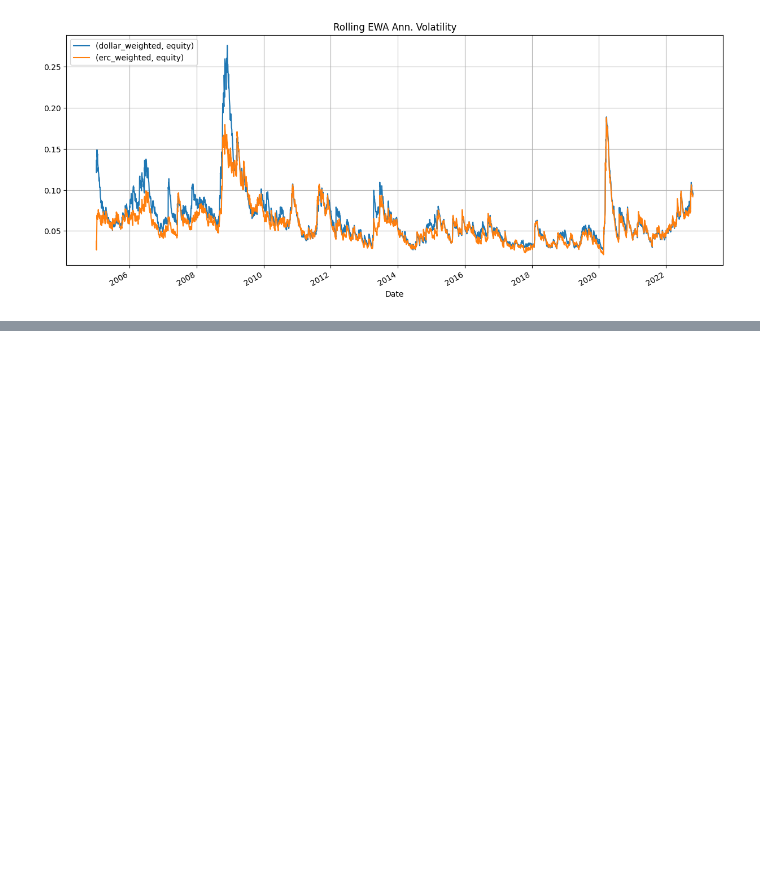
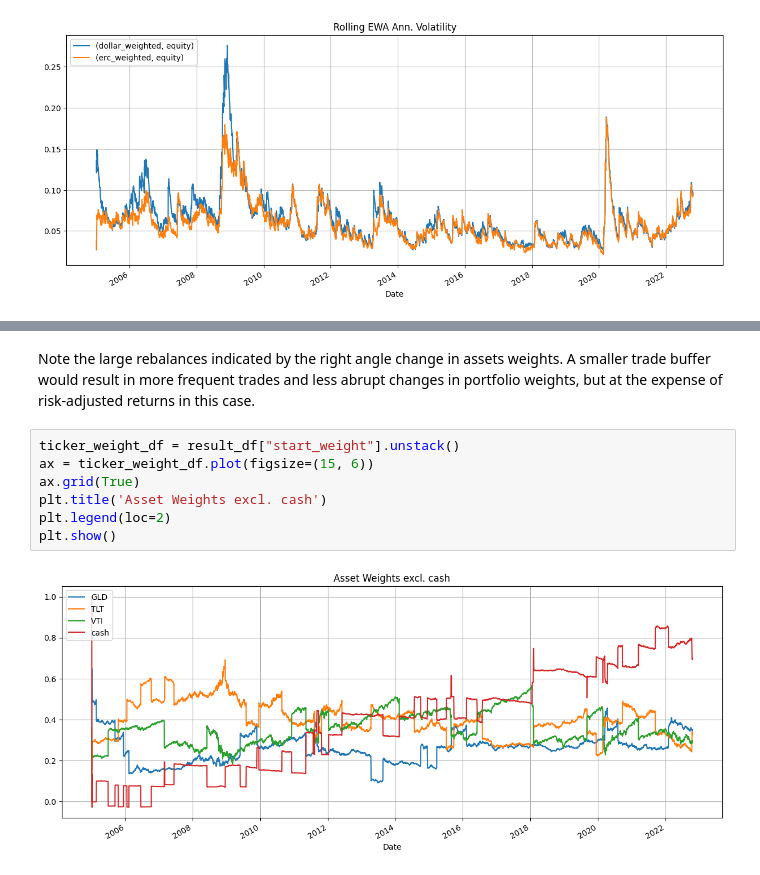
Before and after one commit to breaded-xyz/alphasim, a Jupyter notebook: vignettes/riskpremia.ipynb, the cells around one changed output, grey strips where cells are left out. Cells and saved outputs as stored; diff of their text form; blank space fills up the shorter version.

```diff
--- a/vignettes/riskpremia.ipynb
+++ b/vignettes/riskpremia.ipynb
@@ -204,0 +282,11 @@ This is in part due to the lower volatility of the ERC strategy.
+# %% [markdown]
+Note the large rebalances indicated by the right angle change in assets weights. A smaller trade buffer would result in more frequent trades and less abrupt changes in portfolio weights, but at the expense of risk-adjusted returns in this case.
+# %%
+ticker_weight_df = result_df["start_weight"].unstack()
+ax = ticker_weight_df.plot(figsize=(15, 6))
+ax.grid(True)
+plt.title('Asset Weights excl. cash')
+plt.legend(loc=2)
+plt.show()
+# %% [output]
+[figure, added]
```
Also changed, not shown: parts of 14 cells of this notebook, 2 other files.
